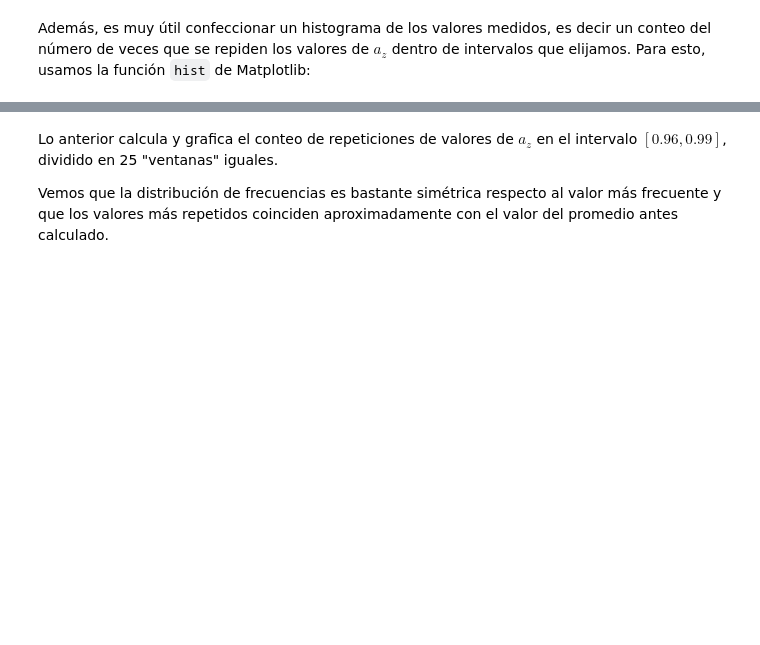
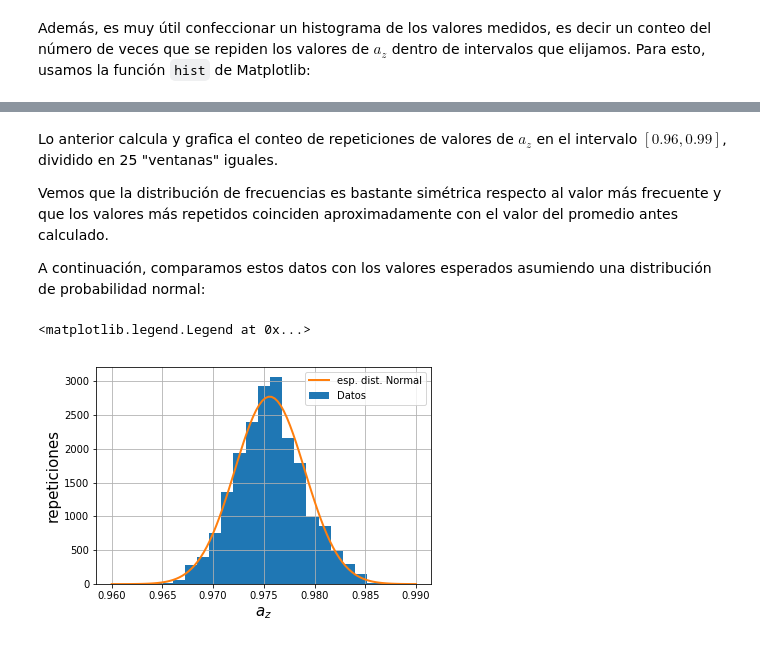
Before and after one commit to gfrubi/Lab, a Jupyter notebook: notebooks/ejemplo-datos-acelerometro.ipynb, the cells around one changed output, grey strips where cells are left out. Saved outputs shown, nothing was run; the diff lists cells and outputs as text; code cells hidden in the pictures; blank space fills up the shorter version.

Commit message:
agregada discusion con dist. normal

```diff
--- a/notebooks/ejemplo-datos-acelerometro.ipynb
+++ b/notebooks/ejemplo-datos-acelerometro.ipynb
@@ -63,3 +63,5 @@ ylabel('repeticiones', fontsize=15)
 Lo anterior calcula y grafica el conteo de repeticiones de valores de $a_z$ en el intervalo $[0.96, 0.99]$, dividido en 25 "ventanas" iguales.
 
 Vemos que la distribución de frecuencias es bastante simétrica respecto al valor más frecuente y que los valores más repetidos coinciden aproximadamente con el valor del promedio antes calculado.
+
+A continuación, comparamos estos datos con los valores esperados asumiendo una distribución de probabilidad normal:
@@ -65,0 +70,11 @@ Vemos que la distribución de frecuencias es bastante simétrica respecto al val
+# %%
+hist(az,xx,align='mid',label='Datos')[2]
+xxx = linspace(min,max,100)
+plot(xxx,Dx*len(az)*norm.pdf(xxx,scale=s, loc=mu),lw=2, label='esp. dist. Normal')
+grid()
+xlabel('$a_z$', fontsize=15)
+ylabel('repeticiones', fontsize=15)
+legend()
+# %% [output]
+<matplotlib.legend.Legend at 0x...>
+[figure, added]
```
Also changed, not shown: parts of 20 cells of this notebook.
